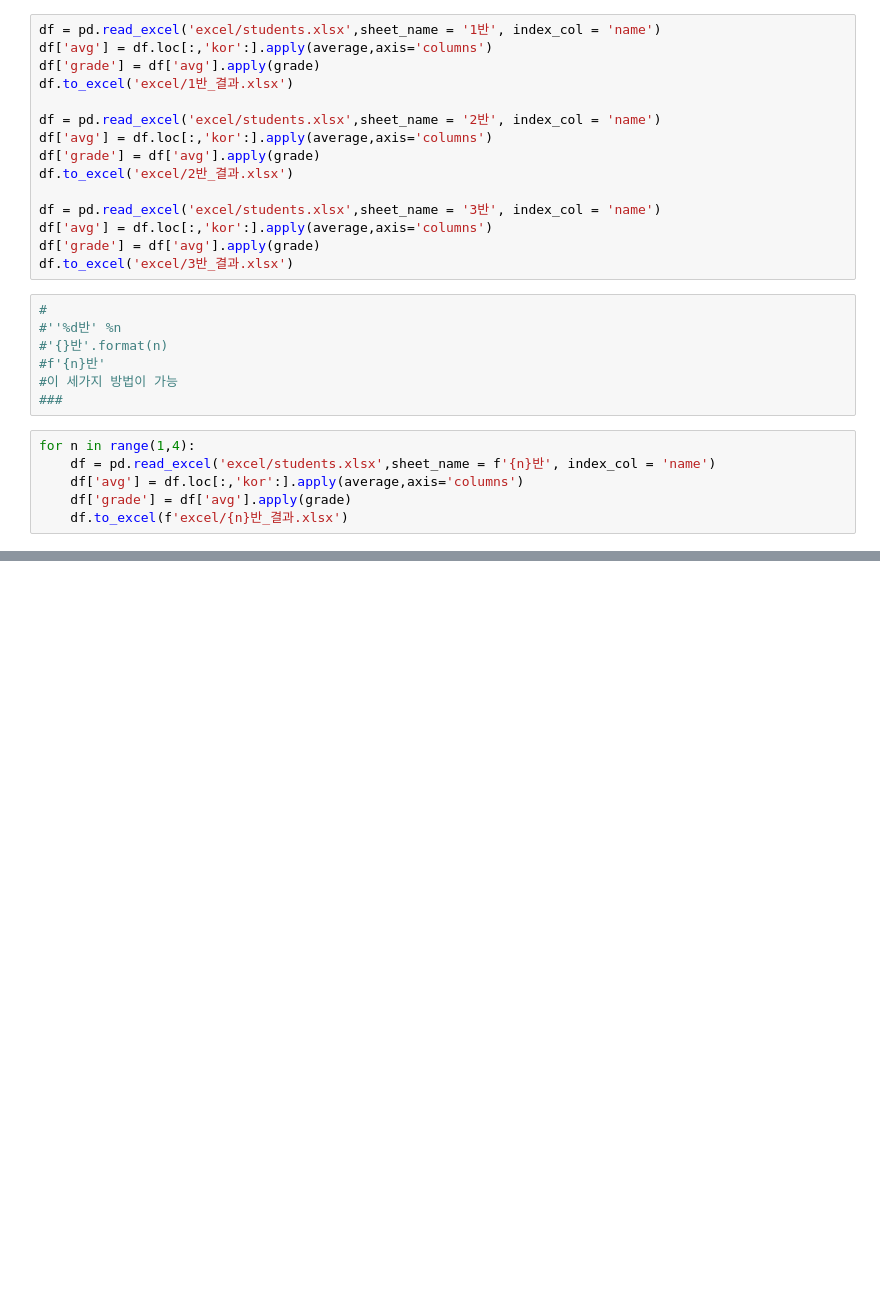
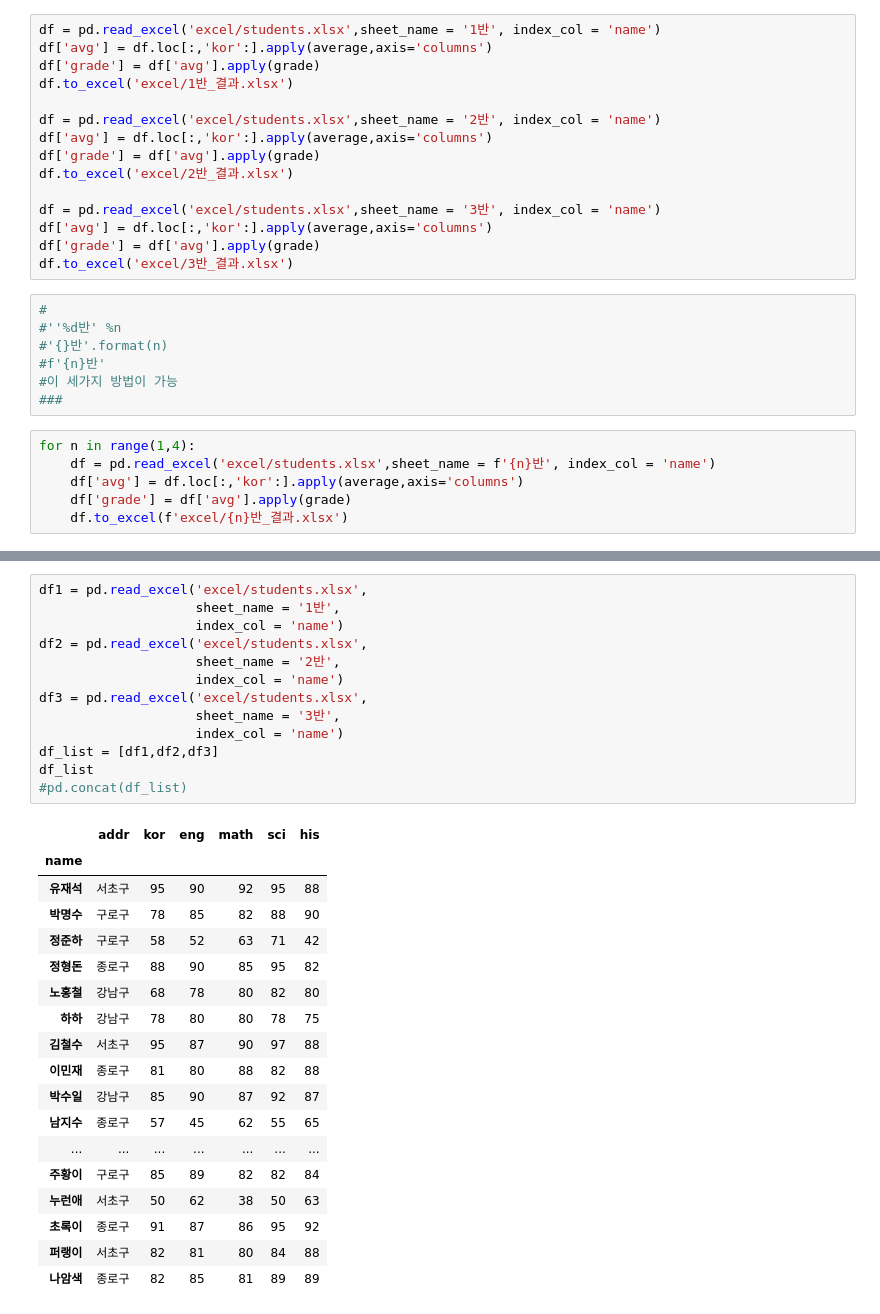
Before and after one commit to cymyung/pandas, a Jupyter notebook: s2024.03.02_파일입출력.ipynb, the cells around one changed output, grey strips where cells are left out. Cells and saved outputs as stored; diff of their text form; blank space fills up the shorter version.

```diff
--- a/s2024.03.02_파일입출력.ipynb
+++ b/s2024.03.02_파일입출력.ipynb
@@ -356,0 +398,32 @@ for n in range(1,4):
+# %%
+df1 = pd.read_excel('excel/students.xlsx',
+                    sheet_name = '1반',
+                    index_col = 'name')
+df2 = pd.read_excel('excel/students.xlsx',
+                    sheet_name = '2반',
+                    index_col = 'name')
+df3 = pd.read_excel('excel/students.xlsx',
+                    sheet_name = '3반',
+                    index_col = 'name')
+df_list = [df1,df2,df3]
+df_list
+#pd.concat(df_list)
+# %% [output]
+|  | addr | kor | eng | math | sci | his |
+| name |  |  |  |  |  |  |
+| 유재석 | 서초구 | 95 | 90 | 92 | 95 | 88 |
+| 박명수 | 구로구 | 78 | 85 | 82 | 88 | 90 |
+| 정준하 | 구로구 | 58 | 52 | 63 | 71 | 42 |
+| 정형돈 | 종로구 | 88 | 90 | 85 | 95 | 82 |
+| 노홍철 | 강남구 | 68 | 78 | 80 | 82 | 80 |
+| 하하 | 강남구 | 78 | 80 | 80 | 78 | 75 |
+| 김철수 | 서초구 | 95 | 87 | 90 | 97 | 88 |
+| 이민재 | 종로구 | 81 | 80 | 88 | 82 | 88 |
+| 박수일 | 강남구 | 85 | 90 | 87 | 92 | 87 |
+| 남지수 | 종로구 | 57 | 45 | 62 | 55 | 65 |
+| ... | ... | ... | ... | ... | ... | ... |
+| 주황이 | 구로구 | 85 | 89 | 82 | 82 | 84 |
+| 누런애 | 서초구 | 50 | 62 | 38 | 50 | 63 |
+| 초록이 | 종로구 | 91 | 87 | 86 | 95 | 92 |
+| 퍼랭이 | 서초구 | 82 | 81 | 80 | 84 | 88 |
+| 나암색 | 종로구 | 82 | 85 | 81 | 89 | 89 |
```
Also changed, not shown: parts of 19 cells of this notebook, 14 other files.
